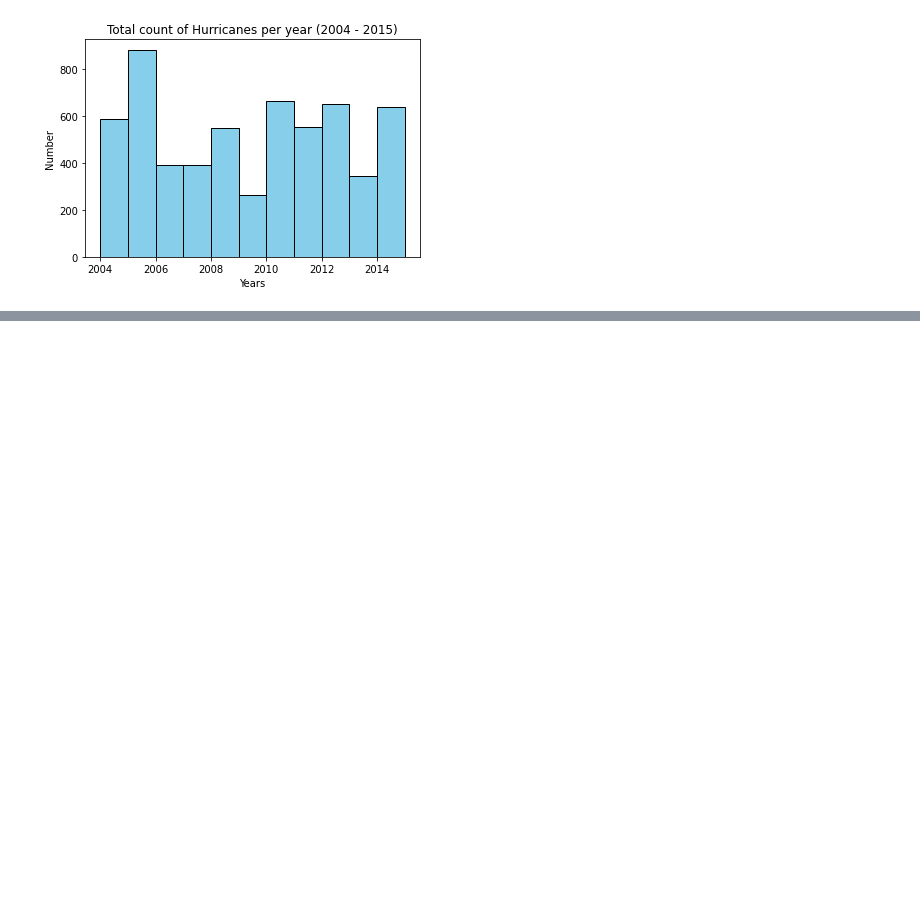
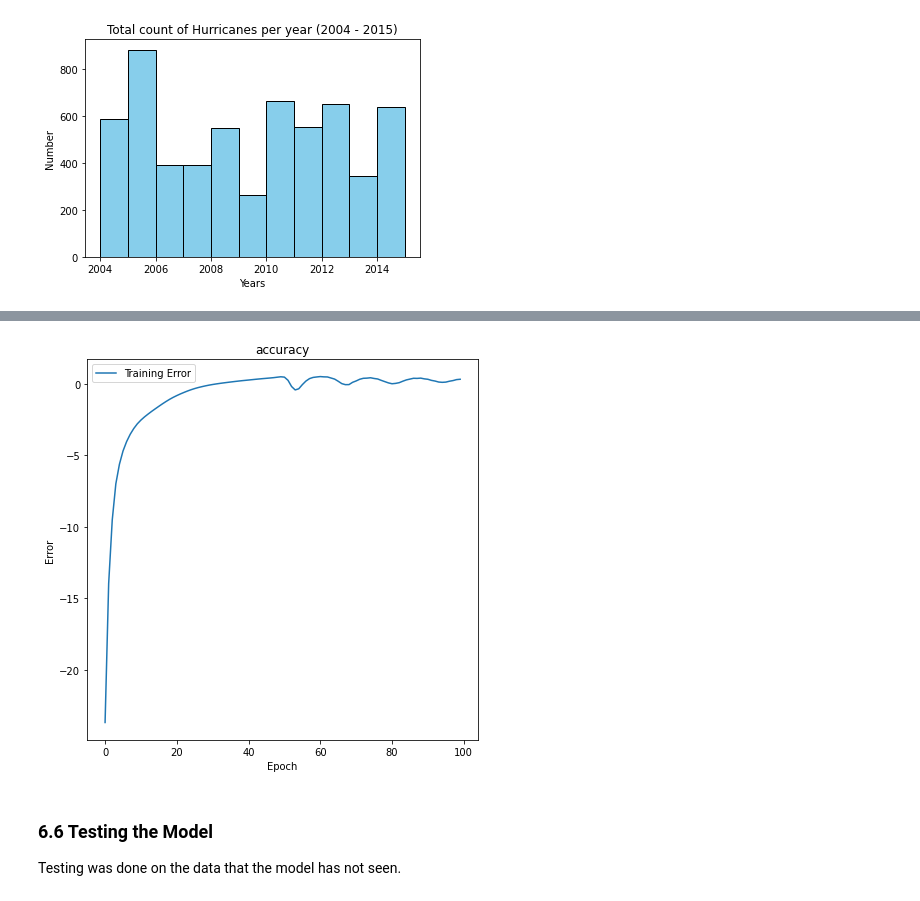
Before and after one commit to Pratichhya/Pratichhya.github.io, a Jupyter notebook: docs/documents/hurricane_dsc.ipynb, the cells around one changed output, grey strips where cells are left out. Saved outputs shown, nothing was run; the diff lists cells and outputs as text; code cells hidden in the pictures; blank space fills up the shorter version.

```diff
--- a/docs/documents/hurricane_dsc.ipynb
+++ b/docs/documents/hurricane_dsc.ipynb
@@ -295,0 +734,15 @@ Text(0, 0.5, 'Number')
+# %%
+# plot learning curve
+plt.figure(figsize=(7,7))
+plt.plot(1-np.array(history.history["mean_absolute_error"]),label='Training Error')
+plt.title("accuracy")
+plt.ylabel("Error")
+plt.xlabel("Epoch")
+#plt.plot(1-np.array(history.history["val_acc"]),label='Validation Error')
+plt.legend()
+plt.show()
+# %% [output]
+[figure, added]
+# %% [markdown]
+### 6.6 Testing the Model
+Testing was done on the data that the model has not seen.
```
Also changed, not shown: parts of 46 cells of this notebook.
